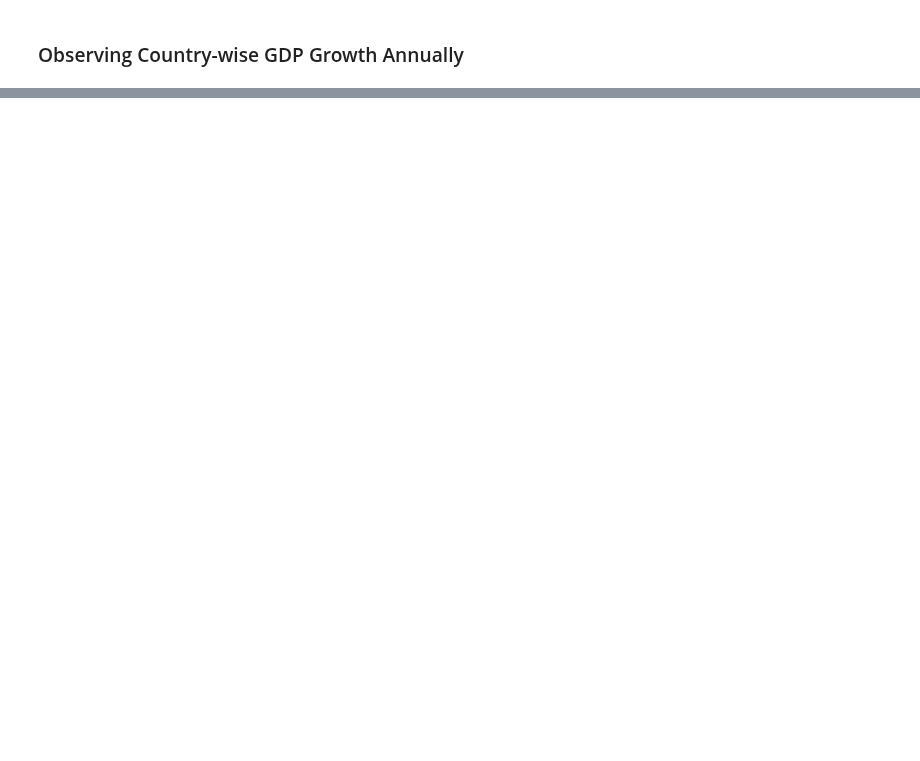
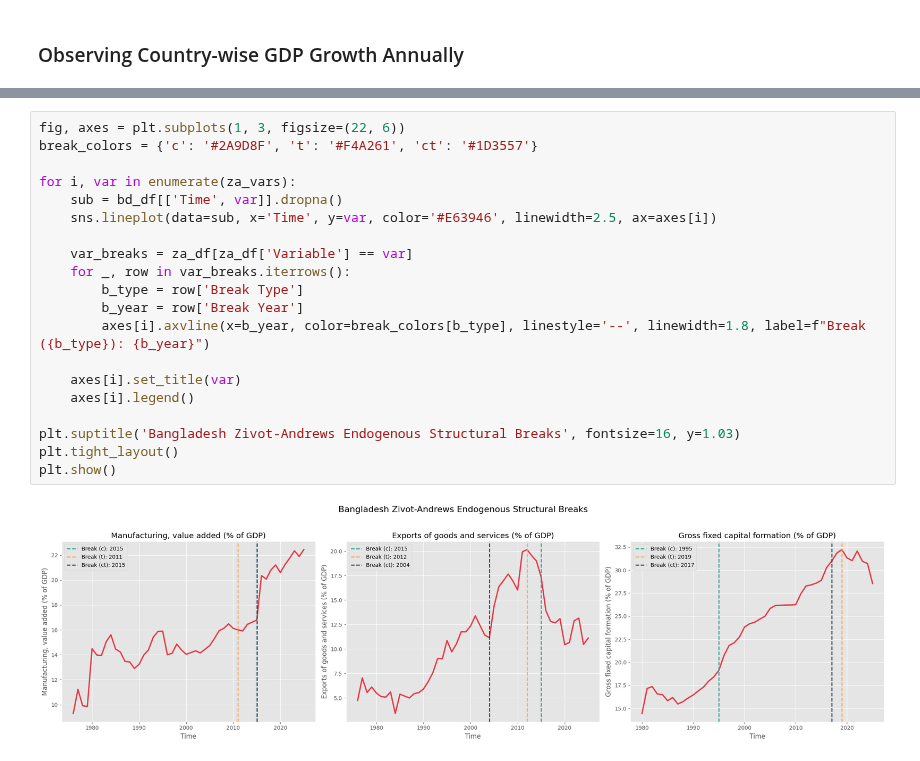
Before and after one commit to MJwd-Hasan/bd_flying_geese, a Jupyter notebook: export_import.ipynb, the cells around one changed output, grey strips where cells are left out. Drawn from its saved outputs; the diff is of its cells as text; blank space fills up the shorter version.

```diff
--- a/export_import.ipynb
+++ b/export_import.ipynb
@@ -232,0 +543,22 @@ for i in range(2005, 2022):
+# %%
+fig, axes = plt.subplots(1, 3, figsize=(22, 6))
+break_colors = {'c': '#2A9D8F', 't': '#F4A261', 'ct': '#1D3557'}
+
+for i, var in enumerate(za_vars):
+    sub = bd_df[['Time', var]].dropna()
+    sns.lineplot(data=sub, x='Time', y=var, color='#E63946', linewidth=2.5, ax=axes[i])
+
+    var_breaks = za_df[za_df['Variable'] == var]
+    for _, row in var_breaks.iterrows():
+        b_type = row['Break Type']
+        b_year = row['Break Year']
+        axes[i].axvline(x=b_year, color=break_colors[b_type], linestyle='--', linewidth=1.8, label=f"Break ({b_type}): {b_year}")
+
+    axes[i].set_title(var)
+    axes[i].legend()
+
+plt.suptitle('Bangladesh Zivot-Andrews Endogenous Structural Breaks', fontsize=16, y=1.03)
+plt.tight_layout()
+plt.show()
+# %% [output]
+[figure, added]
```
Also changed, not shown: parts of 29 cells of this notebook, 2 other files.
